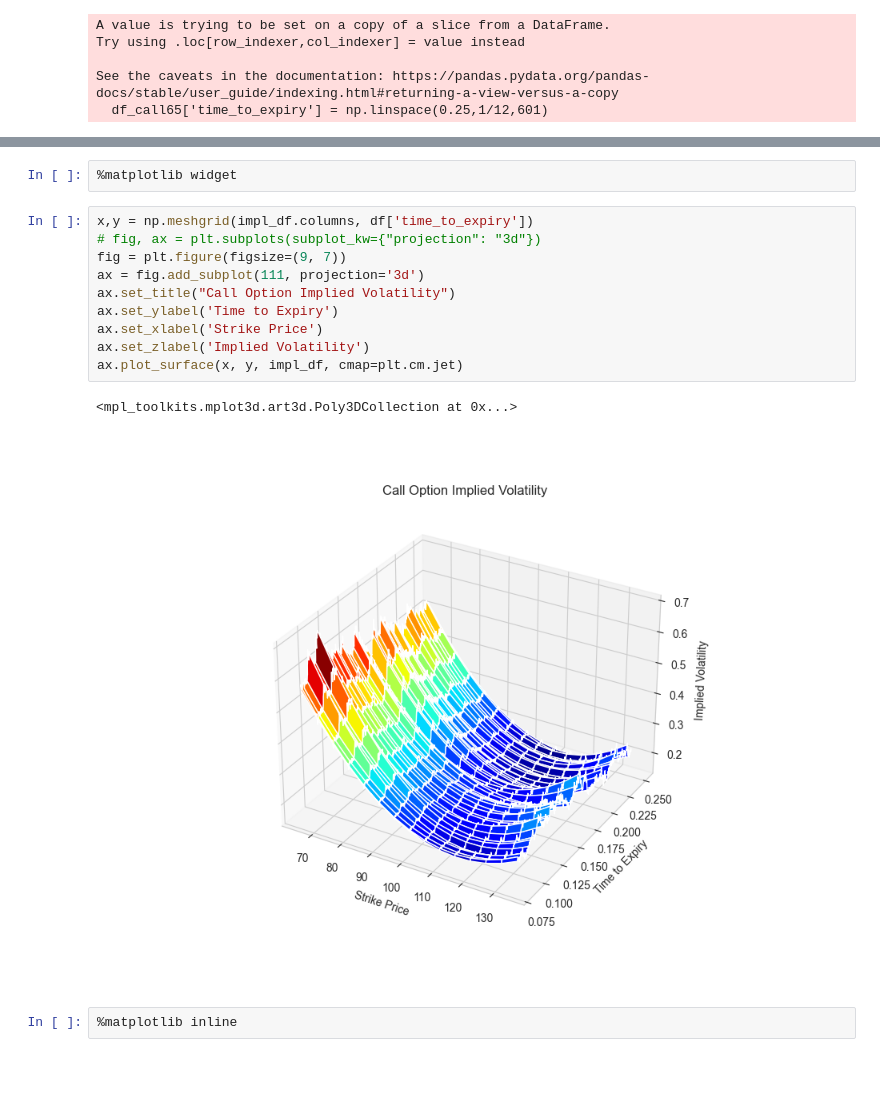
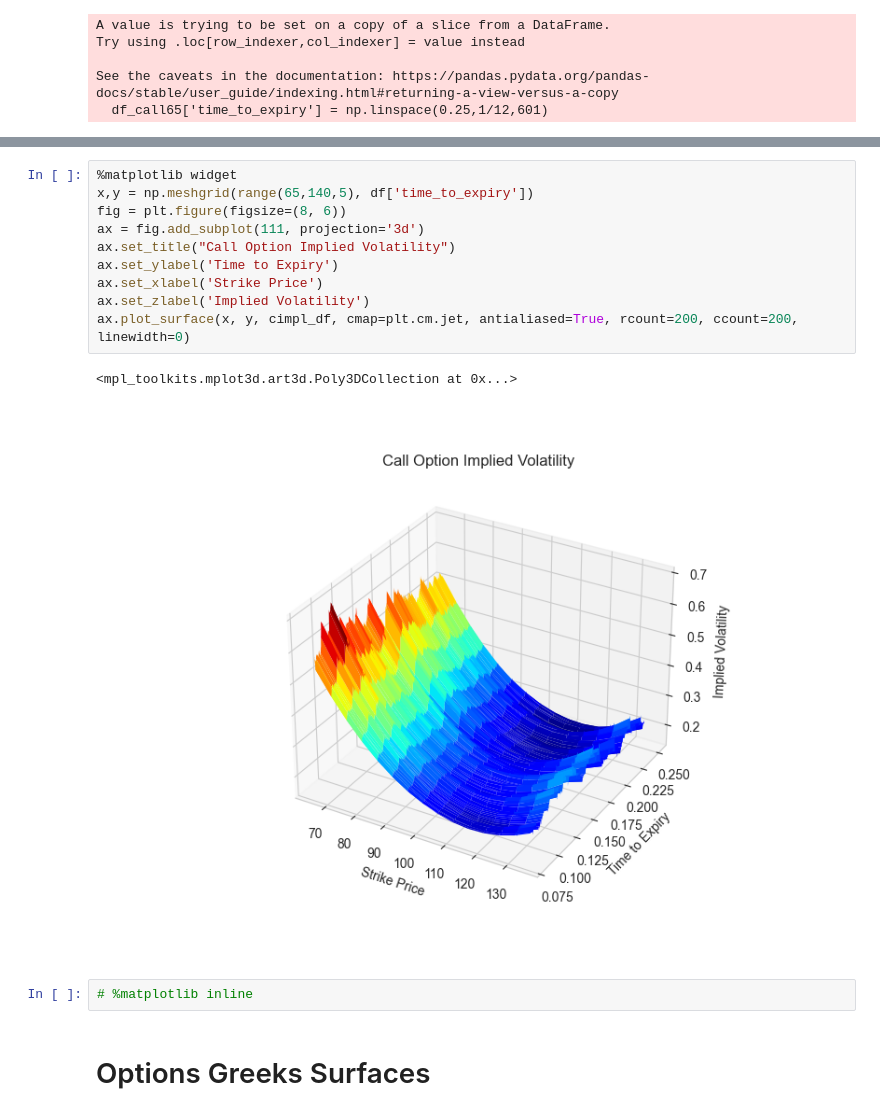
Before and after one commit to Ae-bii/uchicago-trading-2023, a Jupyter notebook: case2/analysis/understanding_train_data.ipynb, the cells around one changed output, grey strips where cells are left out. Drawn from its saved outputs; the diff is of its cells as text; blank space fills up the shorter version.

```diff
--- a/case2/analysis/understanding_train_data.ipynb
+++ b/case2/analysis/understanding_train_data.ipynb
@@ -224,20 +180,20 @@ impl_df
 | 599 | 0.579381 | 0.500437 | 0.431084 | 0.370791 | 0.319150 | 0.275842 | 0.240611 | 0.213251 | 0.193593 | 0.181497 | 0.176844 | ... |
 | 600 | 0.574841 | 0.497155 | 0.428881 | 0.369486 | 0.318556 | 0.275768 | 0.240865 | 0.213638 | 0.193914 | 0.181551 | 0.176429 | ... |
 601 rows × 15 columns
+# %%
+%matplotlib widget
+x,y = np.meshgrid(range(65,140,5), df['time_to_expiry'])
+fig = plt.figure(figsize=(8, 6))
+ax = fig.add_subplot(111, projection='3d')
+ax.set_title("Call Option Implied Volatility")
+ax.set_ylabel('Time to Expiry')
+ax.set_xlabel('Strike Price')
+ax.set_zlabel('Implied Volatility')
+ax.plot_surface(x, y, cimpl_df, cmap=plt.cm.jet, antialiased=True, rcount=200, ccount=200, linewidth=0)
+# %% [output]
+<mpl_toolkits.mplot3d.art3d.Poly3DCollection at 0x...>
+[figure, added]
 # %%
-%matplotlib widget
+# %matplotlib inline
-# %%
-x,y = np.meshgrid(impl_df.columns, df['time_to_expiry'])
-# fig, ax = plt.subplots(subplot_kw={"projection": "3d"})
-fig = plt.figure(figsize=(9, 7))
-ax = fig.add_subplot(111, projection='3d')
-ax.set_title("Call Option Implied Volatility")
-ax.set_ylabel('Time to Expiry')
-ax.set_xlabel('Strike Price')
-ax.set_zlabel('Implied Volatility')
-ax.plot_surface(x, y, impl_df, cmap=plt.cm.jet)
-# %% [output]
-<mpl_toolkits.mplot3d.art3d.Poly3DCollection at 0x...>
-[figure, removed]
-# %%
-%matplotlib inline
+# %% [markdown]
+# Options Greeks Surfaces
```
Also changed, not shown: parts of 22 cells of this notebook.
